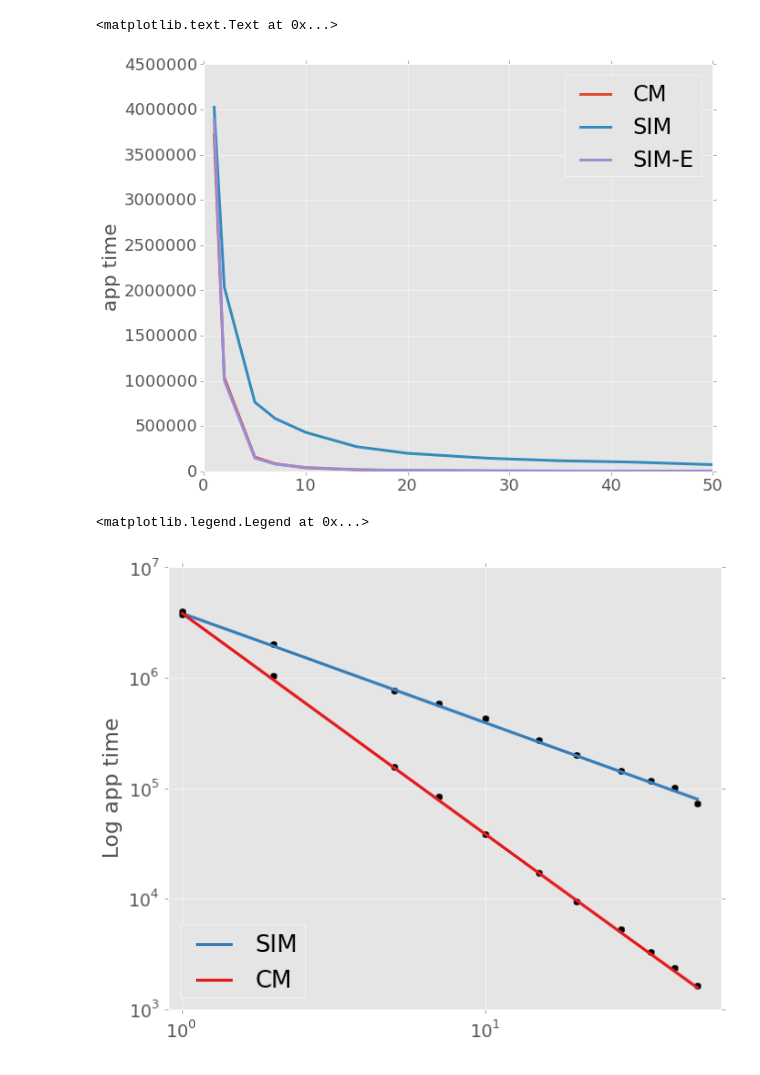
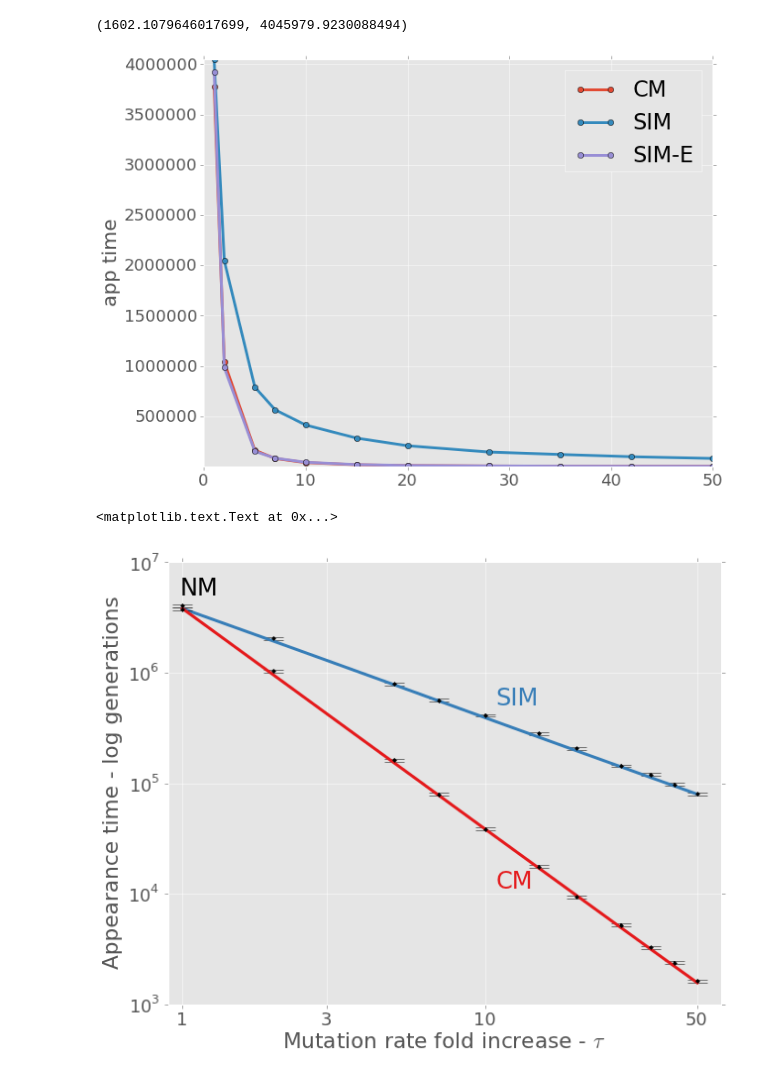
Before and after one commit to yoavram/ruggedsim, a Jupyter notebook: manuscript/simulation2.ipynb, the cells around one changed output. Drawn from its saved outputs; the diff is of its cells as text; code cells hidden in the pictures.

```diff
--- a/manuscript/simulation2.ipynb
+++ b/manuscript/simulation2.ipynb
@@ -62,2 +33,7 @@ for d in data:
-# %%
-df = pd.DataFrame(df)
+# %%
+job_name = 'pop1e6'
+# %%
+with gzip.open("../stochastic/output/df_" + job_name + ".csv.gz") as f:
+    df = pd.read_csv(f)
+# %%
+df = df[df.s == s]
@@ -76,14 +65,15 @@ ylim((min(ys.app_time)-10,max(ys.app_time)+10))
 # %%
 ys = df.groupby(('pi','tau')).app_time.agg(np.mean).reset_index()
 # %%
-plot(ys[ys.pi==10].tau,ys[ys.pi==10].app_time,linewidth=3,label="CM")
-plot(ys[ys.pi==1].tau,ys[ys.pi==1].app_time,linewidth=3,label="SIM")
-plot(ys[ys.pi==1.01].tau,ys[ys.pi==1.01].app_time,linewidth=3,label="SIM-E")
+plot(ys[ys.pi==10].tau,ys[ys.pi==10].app_time,'o-',linewidth=3,label="CM")
+plot(ys[ys.pi==1].tau,ys[ys.pi==1].app_time,'o-',linewidth=3,label="SIM")
+plot(ys[ys.pi==1.01].tau,ys[ys.pi==1.01].app_time,'o-',linewidth=3,label="SIM-E")
 legend()
 ylabel('app time')
+ylim((min(ys.app_time)-10,max(ys.app_time)+10))
 # %% [output]
-<matplotlib.text.Text at 0x...>
+(1602.1079646017699, 4045979.9230088494)
-[figure, old version]
+[figure, new version]
 # %%
 taus = unique(df[df.pi==10].tau)
 taus.sort()
@@ -92,20 +82,30 @@ errs = (df.groupby(('pi','tau')).app_time.agg(np.std) / np.sqrt(df.groupby(('pi'
 # %%
 appearance_cm_exact = lambda T,U,u,s,H: (T * u)**2 * e**(-T * U/s - T * U) + 2 * ((T * u)**2 / s) * e**(-T * u/s - T * U)
 appearance_simI_exact = lambda T,U,u,s,H: u**2 * e**(-U/s - U) + 2 * T * (u**2 / s) * e**(-u/s - T * U)
 
-errorbar(ys[ys.pi==1].tau, ys[ys.pi==1].app_time, yerr=errs[errs.pi==1].app_time, fmt='ok')
-plot(taus, [1.0/(N*appearance_simI_exact(t,U,u,s,H)) for t in taus],'-',linewidth=3, color=blue, label="SIM")
-errorbar(ys[ys.pi==10].tau, ys[ys.pi==10].app_time, yerr=errs[errs.pi==10].app_time, fmt='ok')
-plot(taus, [1.0/(N*appearance_cm_exact(t,U,u,s,H)) for t in taus],'-',linewidth=3, color=red, label="CM")
+annotate_size = 24
+
+fig = figure(figsize=(10,8), dpi=100)
+ax = fig.add_subplot(111)
+ax.errorbar(ys[ys.pi==1].tau, ys[ys.pi==1].app_time, yerr=errs[errs.pi==1].app_time, elinewidth=2, fmt='.k', capsize=10, zorder=3)
+ax.plot(taus, [1.0/(N*appearance_simI_exact(t,U,u,s,H)) for t in taus],'-',linewidth=3, color=blue, zorder=2)
+ax.errorbar(ys[ys.pi==10].tau, ys[ys.pi==10].app_time, yerr=errs[errs.pi==10].app_time, elinewidth=2, fmt='.k', capsize=10, zorder=3)
+ax.plot(taus, [1.0/(N*appearance_cm_exact(t,U,u,s,H)) for t in taus],'-',linewidth=3, color=red, zorder=2)
 #errorbar(ys[ys.pi==1.01].tau, ys[ys.pi==1.01].app_time, yerr=errs[errs.pi==1.01].app_time, fmt='ok')
 #plot(taus, [1.0/(N*appearance_cm_exact(t,U,u,s,H)) for t in taus],'--',linewidth=3, color=green, label="SIMe")
-xscale('log')
-yscale('log')
-ylabel("Log app time")
-minorticks_off()
-xlim((0.9,60))
-ylim((1e3,1e7))
-legend(loc=3)
+ax.set_xscale('log')
+ax.set_yscale('log')
+ax.set_ylabel("Appearance time - log generations")
+ax.set_xlabel(r"Mutation rate fold increase - $\tau$")
+ax.minorticks_off()
+ax.set_xlim((0.9,60))
+ax.set_ylim((1e3,1e7))
+ax.set_xticks([1,3,10,50])
+ax.set_xticklabels([1,3,10,50])
+#ax.legend(loc=3)
+ax.text(1,  5e6,    "NM", color='k',  fontsize=annotate_size)
+ax.text(11, 1.1e4, "CM",  color=red,  fontsize=annotate_size)
+ax.text(11, 5e5,   "SIM", color=blue, fontsize=annotate_size)
 # %% [output]
-<matplotlib.legend.Legend at 0x...>
+<matplotlib.text.Text at 0x...>
-[figure, old version]
+[figure, new version]
```
Also changed, not shown: parts of 15 cells of this notebook.
